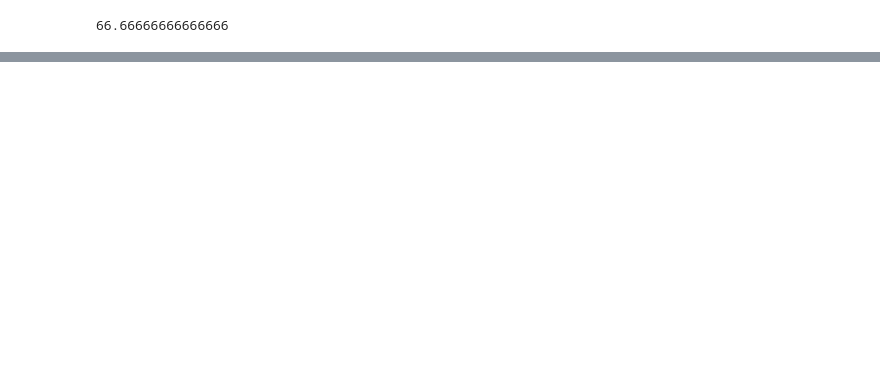
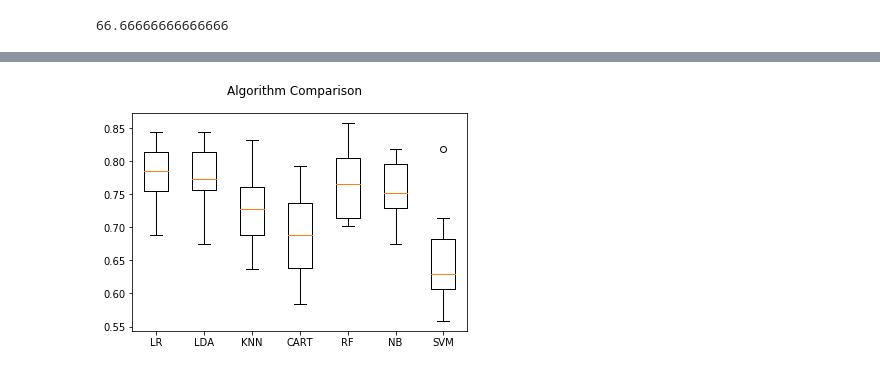
Before and after one commit to tiff-wang/TechX-homework-solutions, a Jupyter notebook: Assignment-Solutions/Assignment5/Assignment5-KNNsAndEnsembleMethods.ipynb, the cells around one changed output, grey strips where cells are left out. Cells and saved outputs as stored; diff of their text form; code cells hidden in the pictures; blank space fills up the shorter version.

Commit message:
Created classification algo comparison question

```diff
--- a/Assignment-Solutions/Assignment5/Assignment5-KNNsAndEnsembleMethods.ipynb
+++ b/Assignment-Solutions/Assignment5/Assignment5-KNNsAndEnsembleMethods.ipynb
@@ -171,0 +245,6 @@ plt.show()
+# %%
+array = df.values
+print(array.shape)
+
+X = array[:,0:8]  # Take first 8 columns as features
+y = array[:,8]  # Take last column as the target variable
@@ -171,0 +255,28 @@ plt.show()
+# %%
+# Fix random seed in data partitions
+seed = 7
+
+# Prepare models
+models = []
+models.append(('LR', LogisticRegression(solver='lbfgs', max_iter=500)))
+models.append(('LDA', LinearDiscriminantAnalysis()))
+models.append(('KNN', KNeighborsClassifier()))
+models.append(('CART', DecisionTreeClassifier()))
+models.append(('RF', RandomForestClassifier(n_estimators=100)))
+models.append(('NB', GaussianNB()))
+models.append(('SVM', SVC(gamma='auto')))
+# %%
+# Evaluate each model individually
+
+results = []
+names = []
+scoring = 'accuracy'
+
+for name, model in models:
+
+    kfold = model_selection.KFold(n_splits=10, random_state=seed)  # Provides train/test indices to split data in train/test sets.
+    cv_results = model_selection.cross_val_score(model, X, y, cv=kfold, scoring=scoring)
+    results.append(cv_results)
+    names.append(name)
+    msg = "{}: {} ({})".format(name, cv_results.mean(), cv_results.std())  # Provides the mean accuracy, std dev for results
+    print(msg)
@@ -171,0 +291,10 @@ plt.show()
+# %%
+# boxplot algorithm comparison
+fig = plt.figure()
+fig.suptitle('Algorithm Comparison')
+ax = fig.add_subplot(111)
+plt.boxplot(results)
+ax.set_xticklabels(names)
+plt.show()
+# %% [output]
+[figure, added]
```
Also changed, not shown: parts of 32 cells of this notebook.
